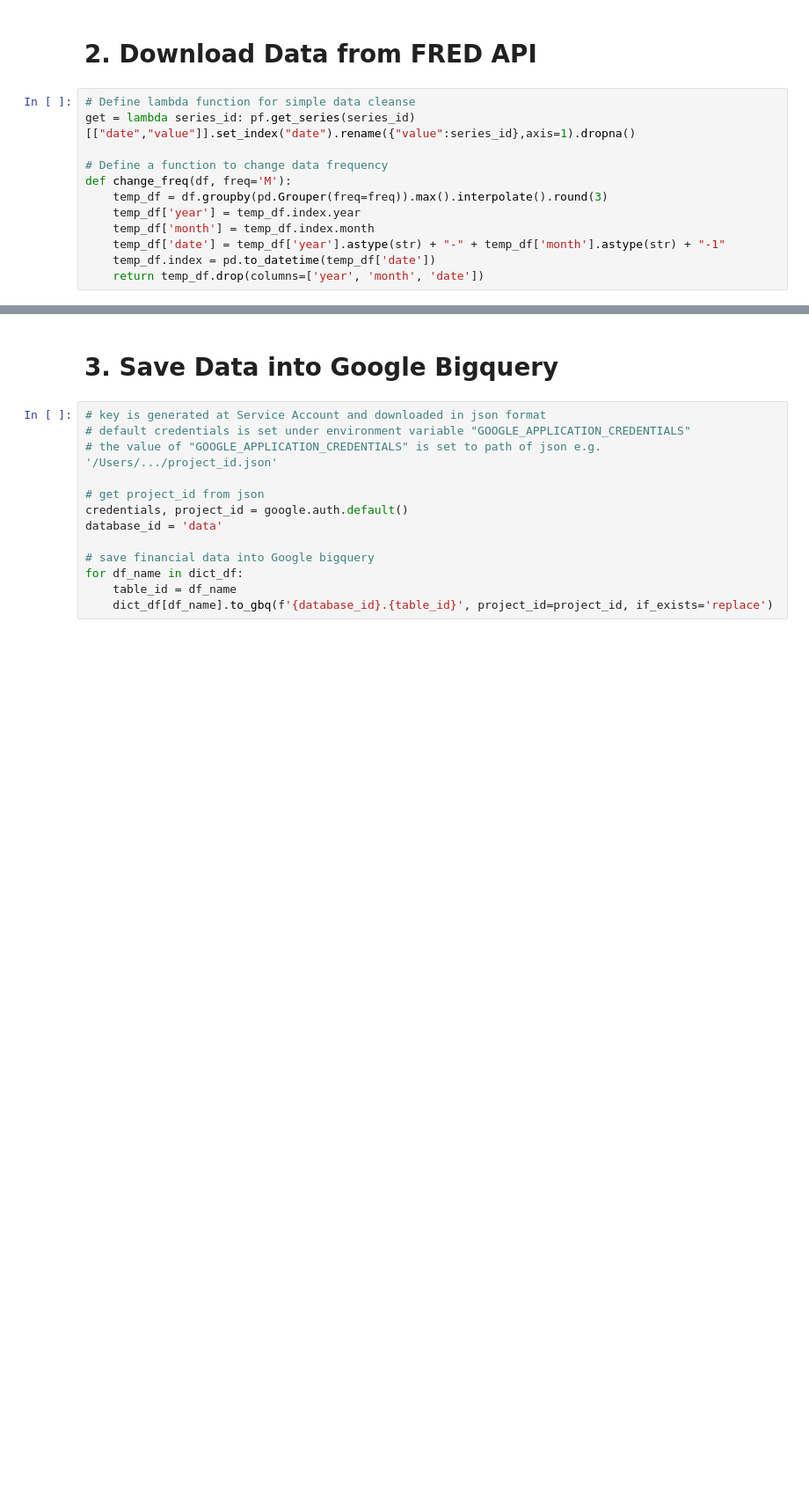
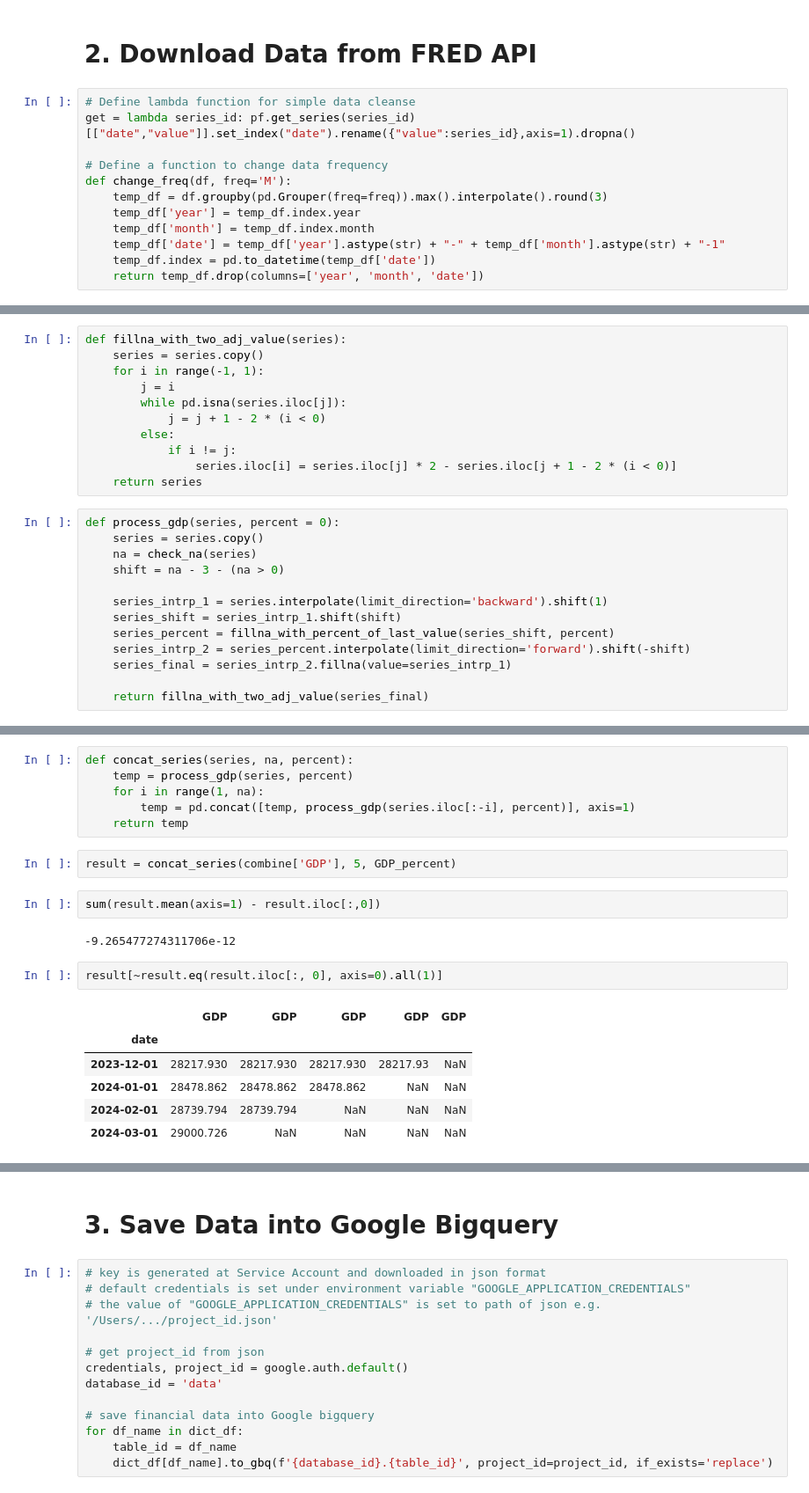
Before and after one commit to TimothyBut/fed_forecast, a Jupyter notebook: Data Collection.ipynb, the cells around one changed output, grey strips where cells are left out. Shown at 88% size. Cells and saved outputs as stored; diff of their text form; blank space fills up the shorter version.

```diff
--- a/Data Collection.ipynb
+++ b/Data Collection.ipynb
@@ -52,0 +272,24 @@ for data in dict_data:
+# %%
+def fillna_with_two_adj_value(series):
+    series = series.copy()
+    for i in range(-1, 1):
+        j = i
+        while pd.isna(series.iloc[j]):
+            j = j + 1 - 2 * (i < 0)
+        else:
+            if i != j:
+                series.iloc[i] = series.iloc[j] * 2 - series.iloc[j + 1 - 2 * (i < 0)]
+    return series
+# %%
+def process_gdp(series, percent = 0):
+    series = series.copy()
+    na = check_na(series)
+    shift = na - 3 - (na > 0)
+
+    series_intrp_1 = series.interpolate(limit_direction='backward').shift(1)
+    series_shift = series_intrp_1.shift(shift)
+    series_percent = fillna_with_percent_of_last_value(series_shift, percent)
+    series_intrp_2 = series_percent.interpolate(limit_direction='forward').shift(-shift)
+    series_final = series_intrp_2.fillna(value=series_intrp_1)
+
+    return fillna_with_two_adj_value(series_final)
@@ -52,0 +344,21 @@ for data in dict_data:
+# %%
+def concat_series(series, na, percent):
+    temp = process_gdp(series, percent)
+    for i in range(1, na):
+        temp = pd.concat([temp, process_gdp(series.iloc[:-i], percent)], axis=1)
+    return temp
+# %%
+result = concat_series(combine['GDP'], 5, GDP_percent)
+# %%
+sum(result.mean(axis=1) - result.iloc[:,0])
+# %% [output]
+-9.265477274311706e-12
+# %%
+result[~result.eq(result.iloc[:, 0], axis=0).all(1)]
+# %% [output]
+|  | GDP | GDP | GDP | GDP | GDP |
+| date |  |  |  |  |  |
+| 2023-12-01 | 28217.930 | 28217.930 | 28217.930 | 28217.93 | NaN |
+| 2024-01-01 | 28478.862 | 28478.862 | 28478.862 | NaN | NaN |
+| 2024-02-01 | 28739.794 | 28739.794 | NaN | NaN | NaN |
+| 2024-03-01 | 29000.726 | NaN | NaN | NaN | NaN |
```
Also changed, not shown: parts of 37 cells of this notebook.
